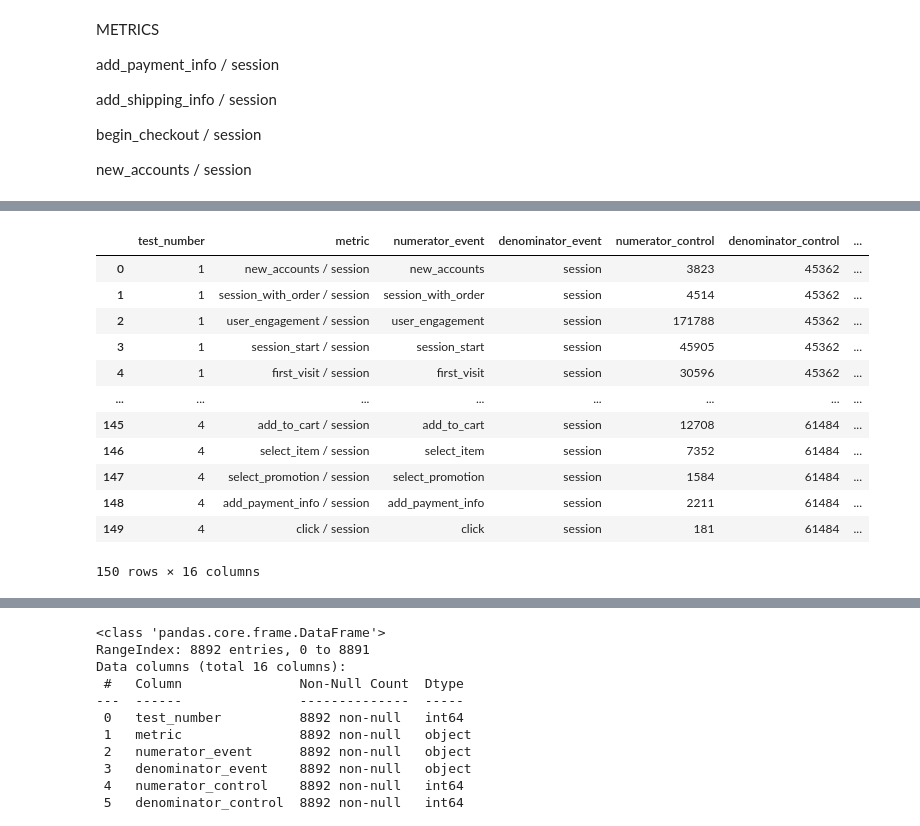
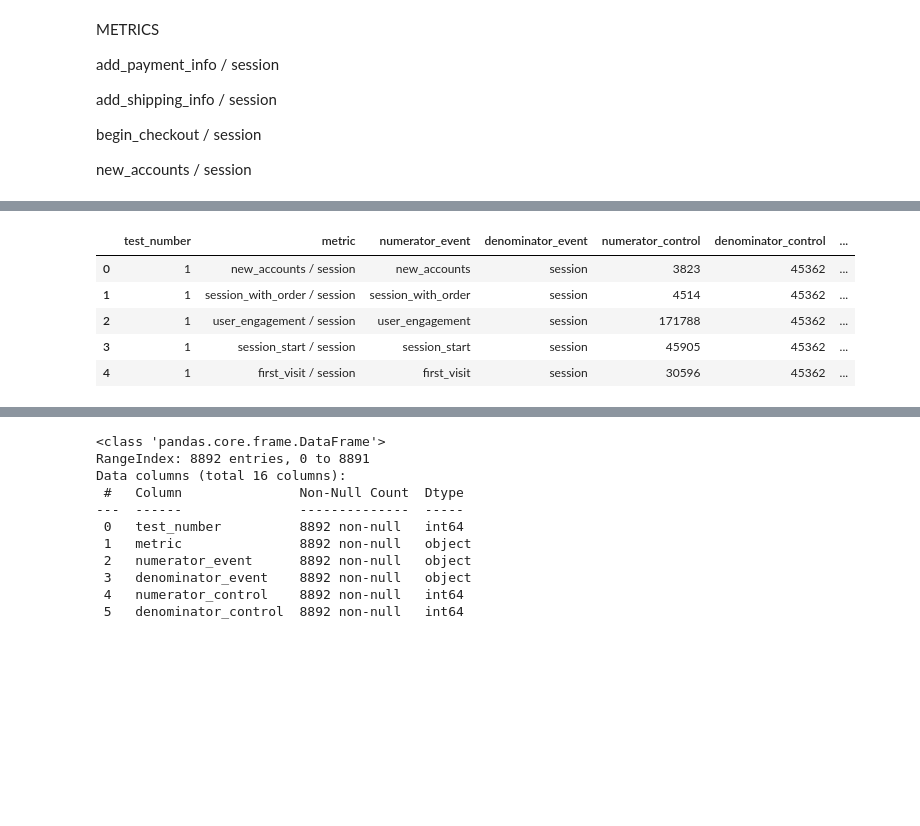
Before and after one commit to tetiana-kholod/a-b-test, a Jupyter notebook: a_b_test.ipynb, the cells around one changed output, grey strips where cells are left out. Saved outputs shown, nothing was run; the diff lists cells and outputs as text; code cells hidden in the pictures; blank space fills up the shorter version.

```diff
--- a/a_b_test.ipynb
+++ b/a_b_test.ipynb
@@ -287,7 +287,7 @@ for test in test_list:
         "denominator_test": results_test_group2["sessions"].iloc[0],
         "conversion_test": results_test_group2[event].iloc[0] / results_test_group2["sessions"].iloc[0],
 
-        "metric_change": (),
+        "metric_change_%": (),
         "z_stat": (),
         "p_value": (),
         "significant": (),
@@ -300,7 +300,7 @@ for test in test_list:
 #final_table["dimension"] = "total"
 #final_table["dimension_value"] = "total"
 
-final_table.head(50)
+final_table.head()
 # %% [output]
 |  | test_number | metric | numerator_event | denominator_event | numerator_control | denominator_control | ... |
 | 0 | 1 | new_accounts / session | new_accounts | session | 3823 | 45362 | ... |
@@ -344,41 +333,34 @@ for device in devices_list:
             "metric": f"{event} / session",
             "numerator_event": event,
             "denominator_event": "session",
             "numerator_control": results_test_devices_group_1[event].iloc[0],
             "denominator_control": results_test_devices_group_1["sessions"].iloc[0],
             "conversion_control": results_test_devices_group_1[event].iloc[0] / results_test_devices_group_1["sessions"].iloc[0],
             "numerator_test": results_test_devices_group_2[event].iloc[0],
             "denominator_test": results_test_devices_group_2["sessions"].iloc[0],
             "conversion_test": results_test_devices_group_2[event].iloc[0] / results_test_devices_group_2["sessions"].iloc[0],
 
-            "metric_change": (),
+            "metric_change_%": (),
             "z_stat": (),
             "p_value": (),
             "significant": (),
 
             "dimension": "device",
             "dimension_value": device
             }
 
             final_table = pd.concat([final_table, pd.DataFrame([new_row_2])], ignore_index=True)
 
 
 
 #final_table["metric_change"] = final_table["conversion_test"] / final_table["conversion_control"] - 1
-final_table.head(150)
+final_table.head()
 # %% [output]
 |  | test_number | metric | numerator_event | denominator_event | numerator_control | denominator_control | ... |
 | 0 | 1 | new_accounts / session | new_accounts | session | 3823 | 45362 | ... |
 | 1 | 1 | session_with_order / session | session_with_order | session | 4514 | 45362 | ... |
 | 2 | 1 | user_engagement / session | user_engagement | session | 171788 | 45362 | ... |
 | 3 | 1 | session_start / session | session_start | session | 45905 | 45362 | ... |
 | 4 | 1 | first_visit / session | first_visit | session | 30596 | 45362 | ... |
-| ... | ... | ... | ... | ... | ... | ... | ... |
-| 145 | 4 | add_to_cart / session | add_to_cart | session | 12708 | 61484 | ... |
-| 146 | 4 | select_item / session | select_item | session | 7352 | 61484 | ... |
-| 147 | 4 | select_promotion / session | select_promotion | session | 1584 | 61484 | ... |
-| 148 | 4 | add_payment_info / session | add_payment_info | session | 2211 | 61484 | ... |
-| 149 | 4 | click / session | click | session | 181 | 61484 | ... |
-150 rows × 16 columns
 # %%
 channel_list = results["channel"].unique()
```
Also changed, not shown: parts of 5 cells of this notebook.
